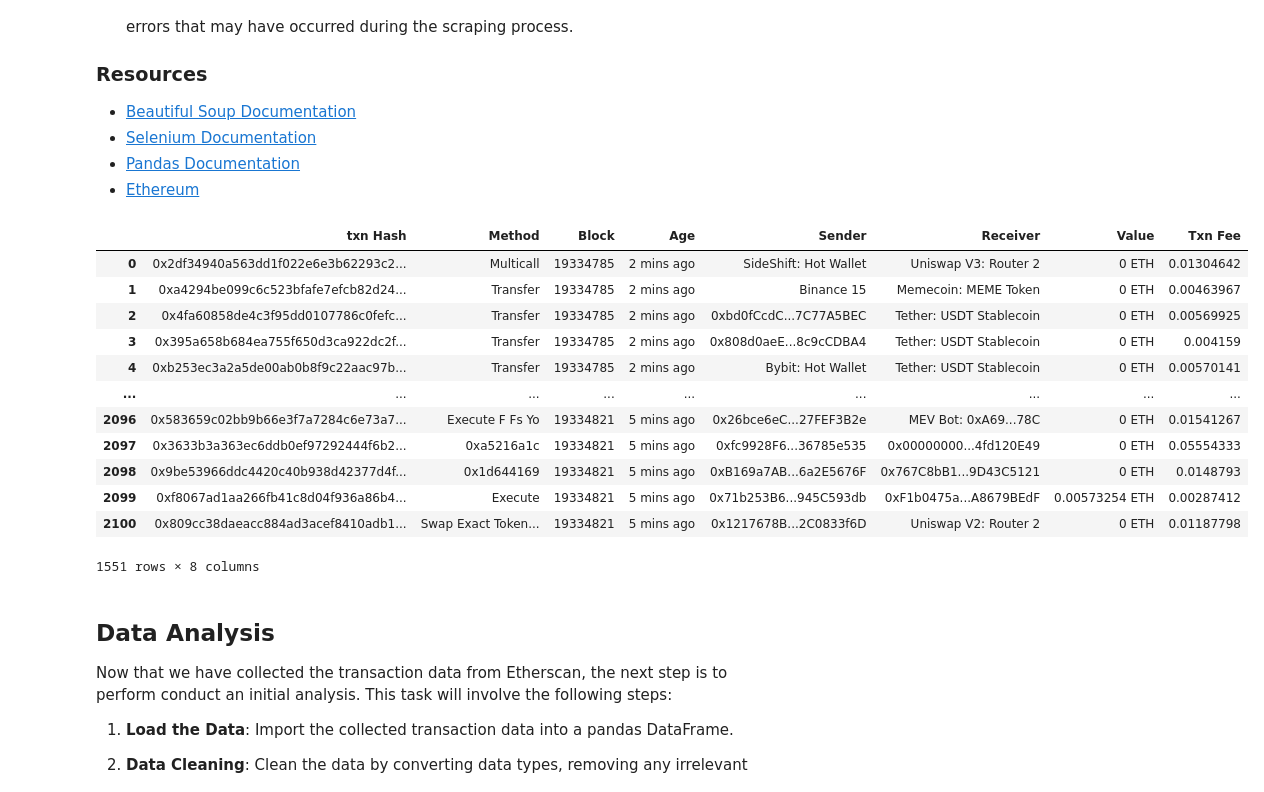
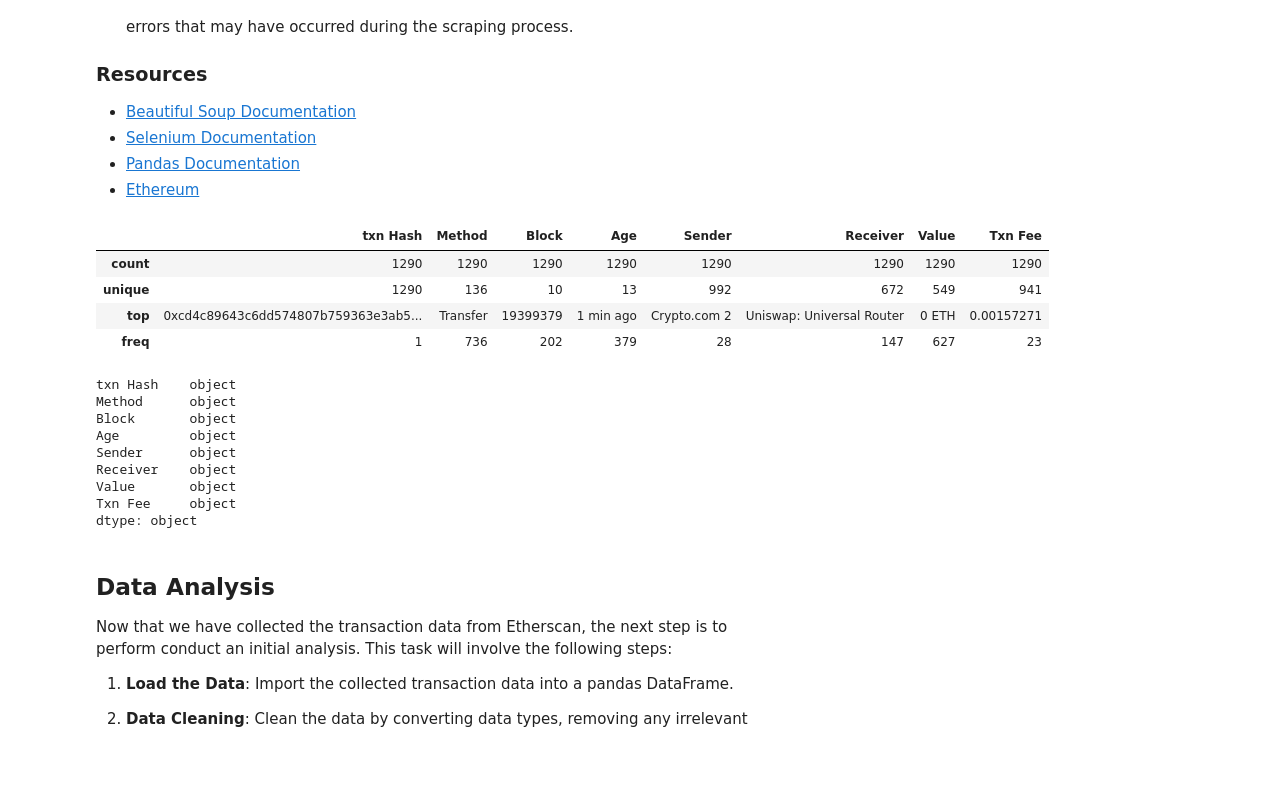
Before and after one commit to SoheilHajianManesh/Data-Sciense-Course-Projects, a Jupyter notebook: CA0/CA0.ipynb, the cells around one changed output. Drawn from its saved outputs; the diff is of its cells as text; code cells hidden in the pictures; blank space fills up the shorter version.

```diff
--- a/CA0/CA0.ipynb
+++ b/CA0/CA0.ipynb
@@ -110,21 +113,26 @@ driver.close()
 # %%
 first_10_blocks = df["Block"].drop_duplicates().head(10)
 filtered_df = df[df["Block"].isin(first_10_blocks)].drop_duplicates(subset="txn Hash", keep="first")
-filtered_df
+filtered_df.describe()
 # %% [output]
 |  | txn Hash | Method | Block | Age | Sender | Receiver | Value | Txn Fee |
-| 0 | 0x2df34940a563dd1f022e6e3b62293c2... | Multicall | 19334785 | 2 mins ago | SideShift: Hot Wallet | Uniswap V3: Router 2 | 0 ETH | 0.01304642 |
-| 1 | 0xa4294be099c6c523bfafe7efcb82d24... | Transfer | 19334785 | 2 mins ago | Binance 15 | Memecoin: MEME Token | 0 ETH | 0.00463967 |
-| 2 | 0x4fa60858de4c3f95dd0107786c0fefc... | Transfer | 19334785 | 2 mins ago | 0xbd0fCcdC...7C77A5BEC | Tether: USDT Stablecoin | 0 ETH | 0.00569925 |
-| 3 | 0x395a658b684ea755f650d3ca922dc2f... | Transfer | 19334785 | 2 mins ago | 0x808d0aeE...8c9cCDBA4 | Tether: USDT Stablecoin | 0 ETH | 0.004159 |
-| 4 | 0xb253ec3a2a5de00ab0b8f9c22aac97b... | Transfer | 19334785 | 2 mins ago | Bybit: Hot Wallet | Tether: USDT Stablecoin | 0 ETH | 0.00570141 |
-| ... | ... | ... | ... | ... | ... | ... | ... | ... |
-| 2096 | 0x583659c02bb9b66e3f7a7284c6e73a7... | Execute F Fs Yo | 19334821 | 5 mins ago | 0x26bce6eC...27FEF3B2e | MEV Bot: 0xA69...78C | 0 ETH | 0.01541267 |
-| 2097 | 0x3633b3a363ec6ddb0ef97292444f6b2... | 0xa5216a1c | 19334821 | 5 mins ago | 0xfc9928F6...36785e535 | 0x00000000...4fd120E49 | 0 ETH | 0.05554333 |
-| 2098 | 0x9be53966ddc4420c40b938d42377d4f... | 0x1d644169 | 19334821 | 5 mins ago | 0xB169a7AB...6a2E5676F | 0x767C8bB1...9D43C5121 | 0 ETH | 0.0148793 |
-| 2099 | 0xf8067ad1aa266fb41c8d04f936a86b4... | Execute | 19334821 | 5 mins ago | 0x71b253B6...945C593db | 0xF1b0475a...A8679BEdF | 0.00573254 ETH | 0.00287412 |
-| 2100 | 0x809cc38daeacc884ad3acef8410adb1... | Swap Exact Token... | 19334821 | 5 mins ago | 0x1217678B...2C0833f6D | Uniswap V2: Router 2 | 0 ETH | 0.01187798 |
+| count | 1290 | 1290 | 1290 | 1290 | 1290 | 1290 | 1290 | 1290 |
+| unique | 1290 | 136 | 10 | 13 | 992 | 672 | 549 | 941 |
+| top | 0xcd4c89643c6dd574807b759363e3ab5... | Transfer | 19399379 | 1 min ago | Crypto.com 2 | Uniswap: Universal Router | 0 ETH | 0.00157271 |
+| freq | 1 | 736 | 202 | 379 | 28 | 147 | 627 | 23 |
-1551 rows × 8 columns
+# %%
+backup_df = filtered_df.copy(deep=True)
+filtered_df.dtypes
+# %% [output]
+txn Hash    object
+Method      object
+Block       object
+Age         object
+Sender      object
+Receiver    object
+Value       object
+Txn Fee     object
+dtype: object
 # %% [markdown]
 ## Data Analysis
 
```
Also changed, not shown: parts of 13 cells of this notebook.
